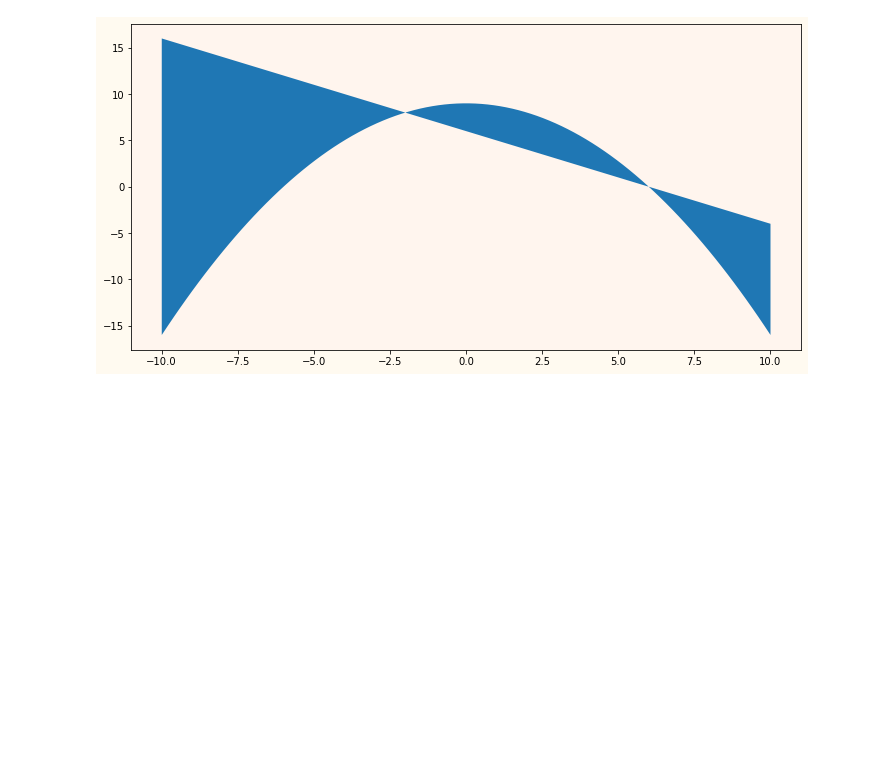
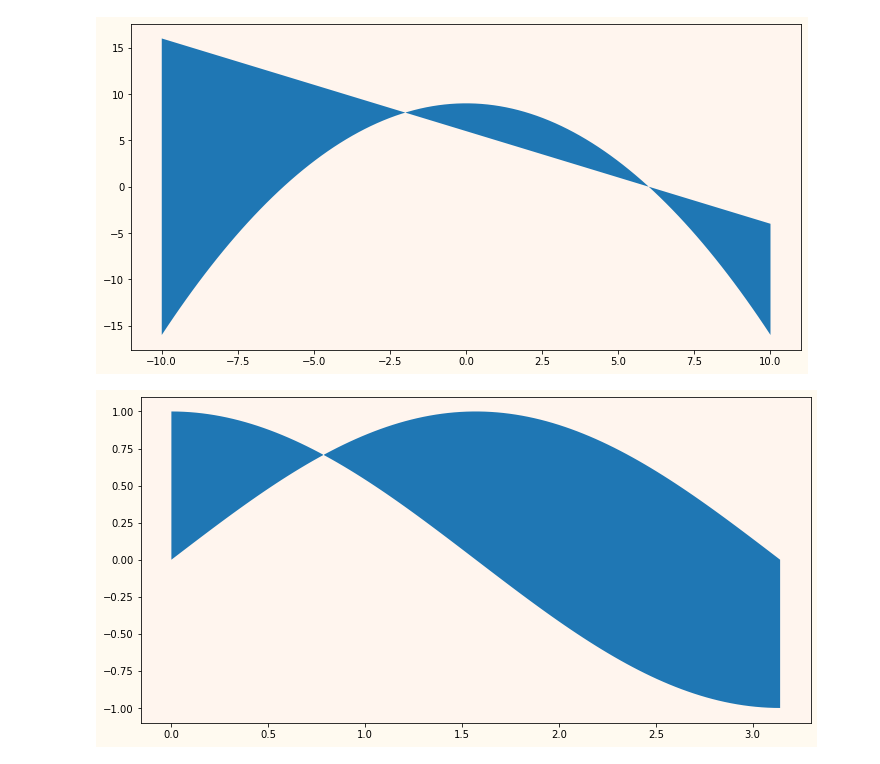
Before and after one commit to ryupepa/Calculus, a Jupyter notebook: Lectures_5/lectures7.ipynb, the cells around one changed output. Drawn from its saved outputs; the diff is of its cells as text; code cells hidden in the pictures; blank space fills up the shorter version.

```diff
--- a/Lectures_5/lectures7.ipynb
+++ b/Lectures_5/lectures7.ipynb
@@ -96,3 +96,23 @@ ax.set_facecolor('seashell')
 plt.show()
 # %% [output]
 [figure]
+# %%
+import numpy as np
+import matplotlib.pyplot as plt
+
+x = np.linspace(0, np.pi, 100)
+y1 = np.sin(x)
+y2 = np.cos(x)
+
+fig, ax = plt.subplots()
+
+ax.fill_between(x, y1, y2)
+
+fig.set_figwidth(12)    #  ширина и
+fig.set_figheight(6)    #  высота "Figure"
+fig.set_facecolor('floralwhite')
+ax.set_facecolor('seashell')
+
+plt.show()
+# %% [output]
+[figure, added]
```
Also changed, not shown: 2 other files.
